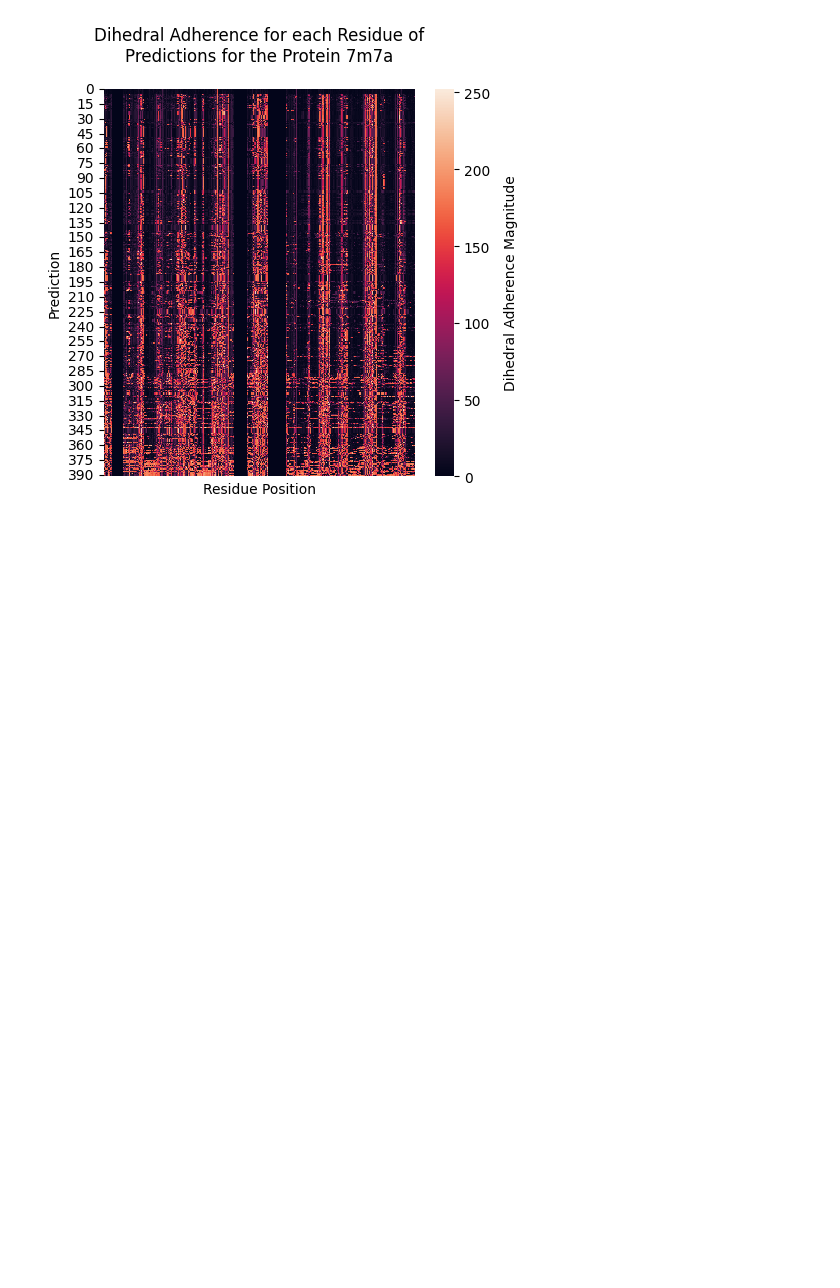
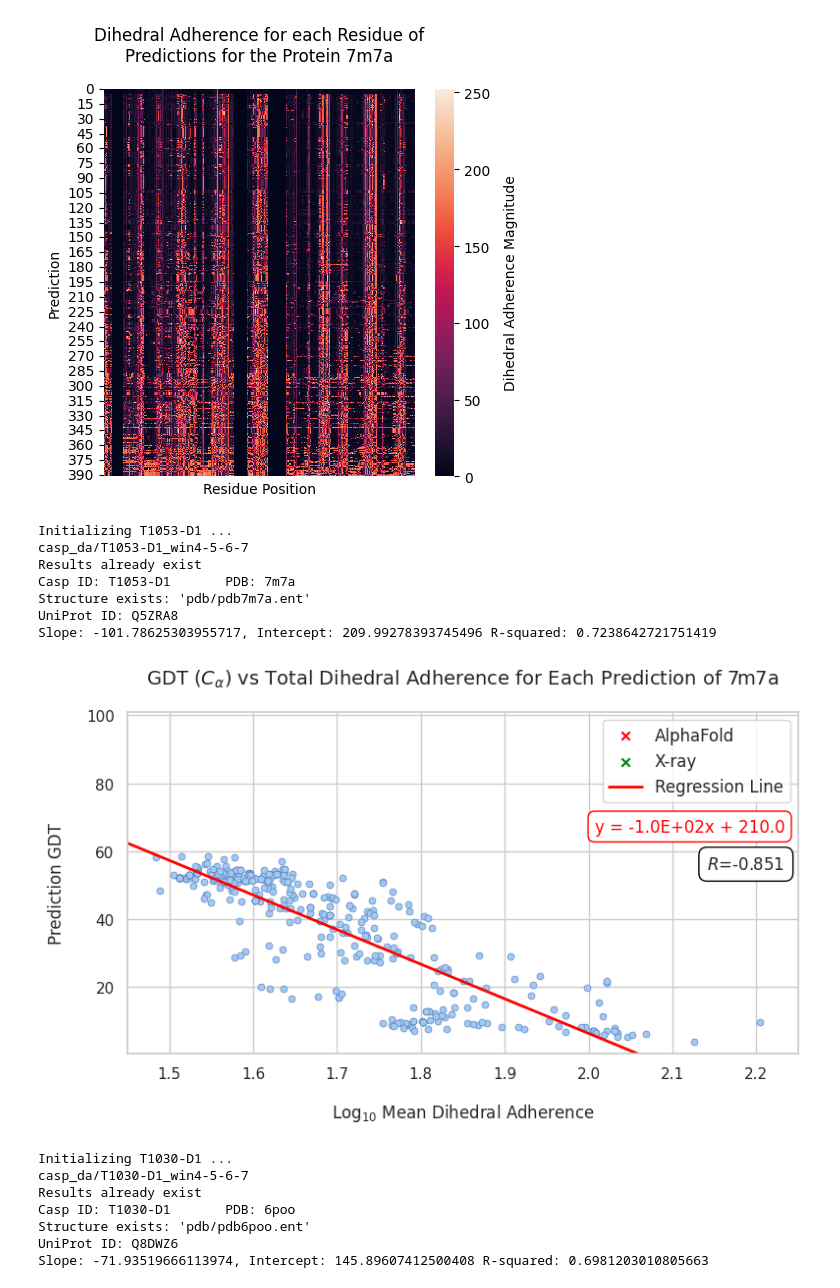
Before and after one commit to Musa-Azeem/protein-dihedral-visualization, a Jupyter notebook: symposium_2025.ipynb, the cells around one changed output. Saved outputs shown, nothing was run; the diff lists cells and outputs as text; code cells hidden in the pictures; blank space fills up the shorter version.

```diff
--- a/symposium_2025.ipynb
+++ b/symposium_2025.ipynb
@@ -123,3 +123,37 @@ da.grouped_preds.sort_values('GDT_TS')
 da.plot_heatmap(fillna=True, fn='heatmap.pdf')
 # %% [output]
 [figure]
+# %%
+da = DihedralAdherence(
+    'T1053-D1', [4,5,6,7], PDBMINE_URL, PROJECT_DIR, mode='ml', quantile=1,
+    weights_file='ml_runs/best_model-kde_16-32_383.pt', device='cuda'
+)
+da.load_results_da()
+da.grouped_preds = da.grouped_preds[~da.grouped_preds.Model.str.contains('427')]
+da.filter_nas(.8)
+da.plot_da_vs_gdt_simple(axlims=((1.45, 2.25), (0.5, 101)), fn='gdt_vs_da-T1053.pdf')
+
+da = DihedralAdherence(
+    'T1030-D1', [4,5,6,7], PDBMINE_URL, PROJECT_DIR, mode='ml', quantile=1,
+    weights_file='ml_runs/best_model-kde_16-32_383.pt', device='cuda'
+)
+da.load_results_da()
+da.grouped_preds = da.grouped_preds[~da.grouped_preds.Model.str.contains('427')]
+da.filter_nas(.8)
+da.plot_da_vs_gdt_simple(axlims=((1, 2.15), (0, 101)), fn='gdt_vs_da-T1030.pdf')
+# %% [output]
+Initializing T1053-D1 ...
+casp_da/T1053-D1_win4-5-6-7
+Results already exist
+Casp ID: T1053-D1       PDB: 7m7a
+Structure exists: 'pdb/pdb7m7a.ent'
+UniProt ID: Q5ZRA8
+Slope: -101.78625303955717, Intercept: 209.99278393745496 R-squared: 0.7238642721751419
+[figure, added]
+Initializing T1030-D1 ...
+casp_da/T1030-D1_win4-5-6-7
+Results already exist
+Casp ID: T1030-D1       PDB: 6poo
+Structure exists: 'pdb/pdb6poo.ent'
+UniProt ID: Q8DWZ6
+Slope: -71.93519666113974, Intercept: 145.89607412500408 R-squared: 0.6981203010805663
```
Also changed, not shown: parts of 7 cells of this notebook, 5 other files.
